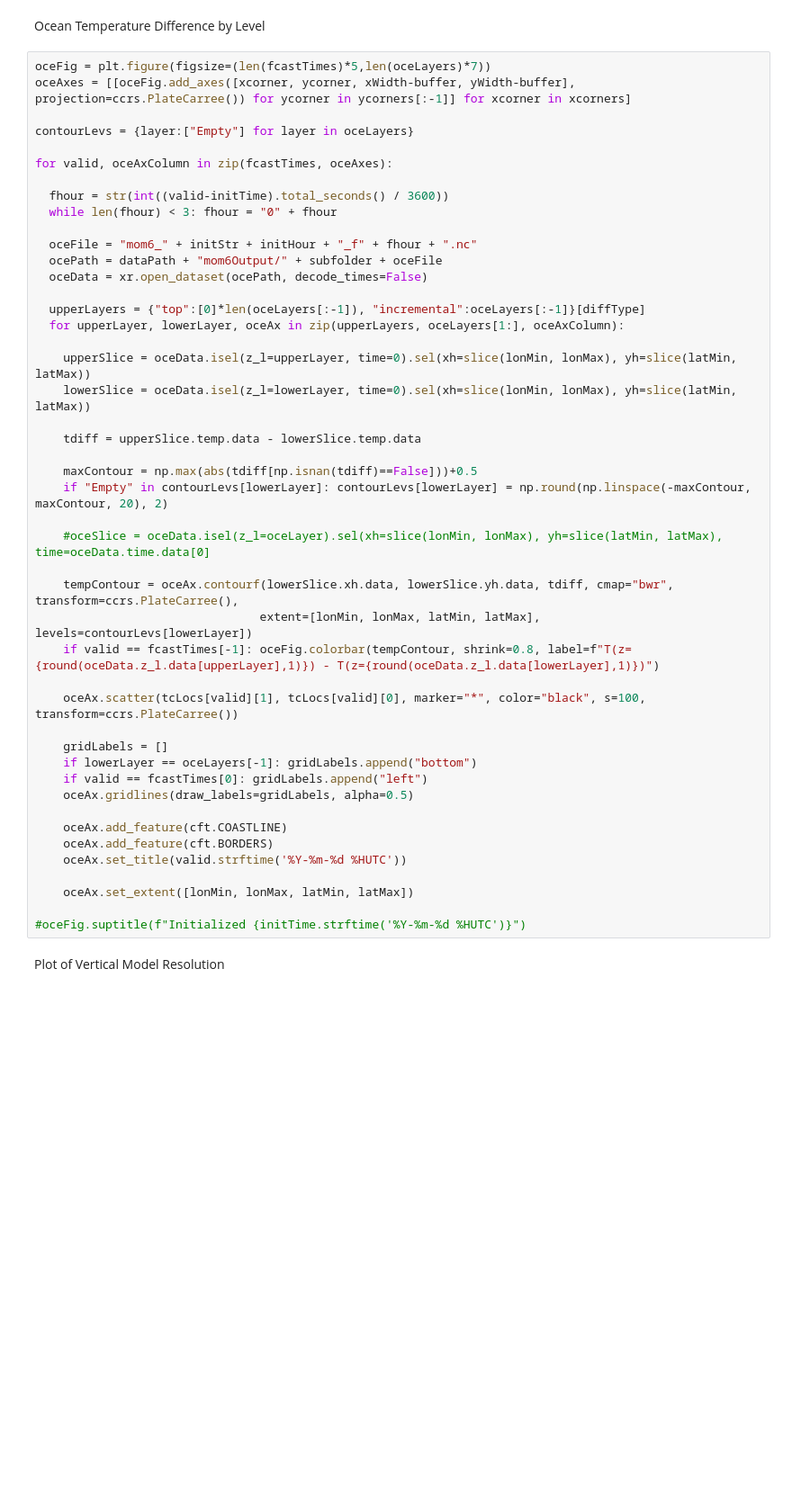
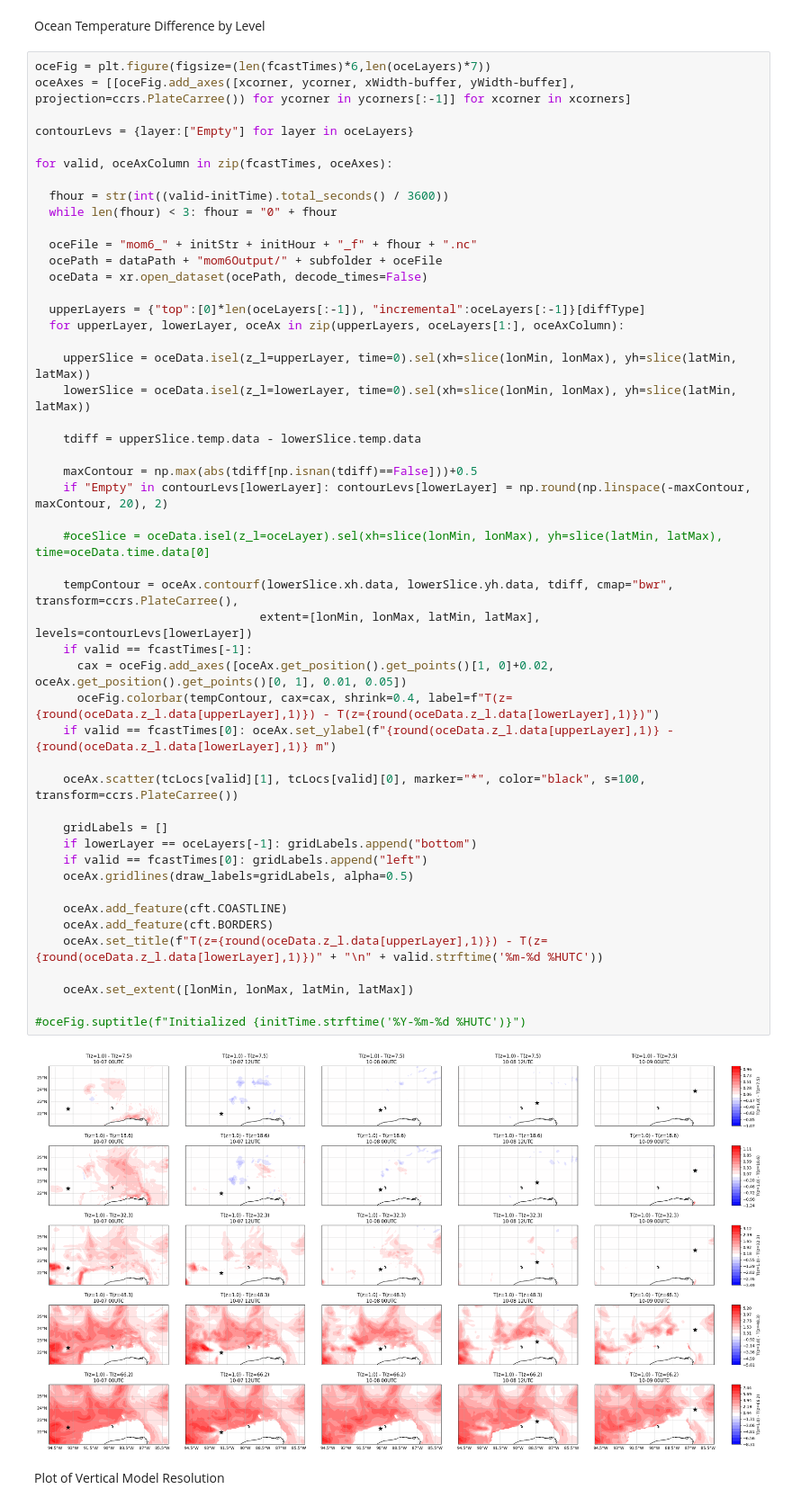
Before and after one commit to SeanBarnier/HAFS_Air-Sea, a Jupyter notebook: tempMaps.ipynb, the cells around one changed output. Shown at 90% size. Drawn from its saved outputs; the diff is of its cells as text; blank space fills up the shorter version.

```diff
--- a/tempMaps.ipynb
+++ b/tempMaps.ipynb
@@ -232,7 +293,7 @@ for valid, atmAxColumn in zip(fcastTimes, atmAxes):
 # %% [markdown]
 Ocean Temperature Difference by Level
 # %%
-oceFig = plt.figure(figsize=(len(fcastTimes)*5,len(oceLayers)*7))
+oceFig = plt.figure(figsize=(len(fcastTimes)*6,len(oceLayers)*7))
 oceAxes = [[oceFig.add_axes([xcorner, ycorner, xWidth-buffer, yWidth-buffer], projection=ccrs.PlateCarree()) for ycorner in ycorners[:-1]] for xcorner in xcorners]
 
 contourLevs = {layer:["Empty"] for layer in oceLayers}
@@ -248,35 +309,40 @@ for valid, oceAxColumn in zip(fcastTimes, oceAxes):
 
   upperLayers = {"top":[0]*len(oceLayers[:-1]), "incremental":oceLayers[:-1]}[diffType]
   for upperLayer, lowerLayer, oceAx in zip(upperLayers, oceLayers[1:], oceAxColumn):
 
     upperSlice = oceData.isel(z_l=upperLayer, time=0).sel(xh=slice(lonMin, lonMax), yh=slice(latMin, latMax))
     lowerSlice = oceData.isel(z_l=lowerLayer, time=0).sel(xh=slice(lonMin, lonMax), yh=slice(latMin, latMax))
 
     tdiff = upperSlice.temp.data - lowerSlice.temp.data
 
     maxContour = np.max(abs(tdiff[np.isnan(tdiff)==False]))+0.5
     if "Empty" in contourLevs[lowerLayer]: contourLevs[lowerLayer] = np.round(np.linspace(-maxContour, maxContour, 20), 2)
 
     #oceSlice = oceData.isel(z_l=oceLayer).sel(xh=slice(lonMin, lonMax), yh=slice(latMin, latMax), time=oceData.time.data[0]
 
     tempContour = oceAx.contourf(lowerSlice.xh.data, lowerSlice.yh.data, tdiff, cmap="bwr", transform=ccrs.PlateCarree(),
                                 extent=[lonMin, lonMax, latMin, latMax], levels=contourLevs[lowerLayer])
-    if valid == fcastTimes[-1]: oceFig.colorbar(tempContour, shrink=0.8, label=f"T(z={round(oceData.z_l.data[upperLayer],1)}) - T(z={round(oceData.z_l.data[lowerLayer],1)})")
+    if valid == fcastTimes[-1]:
+      cax = oceFig.add_axes([oceAx.get_position().get_points()[1, 0]+0.02, oceAx.get_position().get_points()[0, 1], 0.01, 0.05])
+      oceFig.colorbar(tempContour, cax=cax, shrink=0.4, label=f"T(z={round(oceData.z_l.data[upperLayer],1)}) - T(z={round(oceData.z_l.data[lowerLayer],1)})")
+    if valid == fcastTimes[0]: oceAx.set_ylabel(f"{round(oceData.z_l.data[upperLayer],1)} - {round(oceData.z_l.data[lowerLayer],1)} m")
 
     oceAx.scatter(tcLocs[valid][1], tcLocs[valid][0], marker="*", color="black", s=100, transform=ccrs.PlateCarree())
 
     gridLabels = []
     if lowerLayer == oceLayers[-1]: gridLabels.append("bottom")
     if valid == fcastTimes[0]: gridLabels.append("left")
     oceAx.gridlines(draw_labels=gridLabels, alpha=0.5)
 
     oceAx.add_feature(cft.COASTLINE)
     oceAx.add_feature(cft.BORDERS)
-    oceAx.set_title(valid.strftime('%Y-%m-%d %HUTC'))
+    oceAx.set_title(f"T(z={round(oceData.z_l.data[upperLayer],1)}) - T(z={round(oceData.z_l.data[lowerLayer],1)})" + "\n" + valid.strftime('%m-%d %HUTC'))
 
     oceAx.set_extent([lonMin, lonMax, latMin, latMax])
 
 #oceFig.suptitle(f"Initialized {initTime.strftime('%Y-%m-%d %HUTC')}")
+# %% [output]
+[figure, added]
 # %% [markdown]
 Plot of Vertical Model Resolution
 # %%
```
Also changed, not shown: parts of 14 cells of this notebook.
